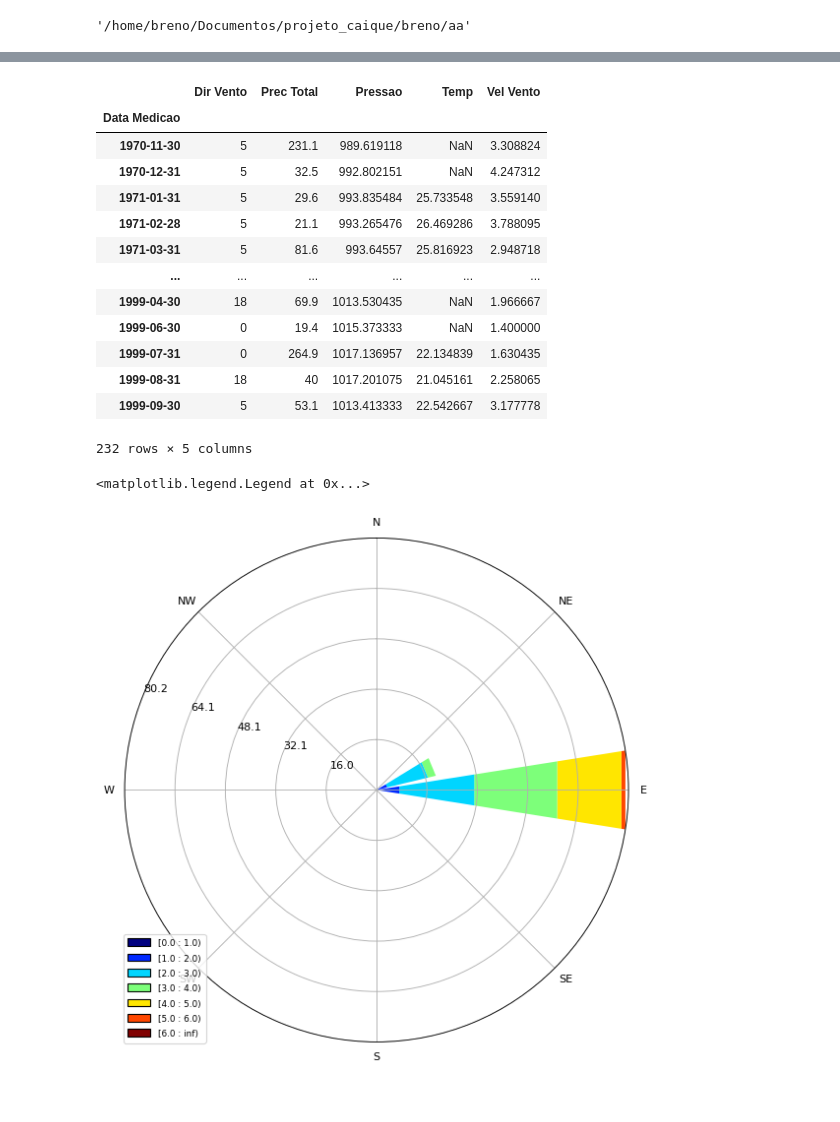
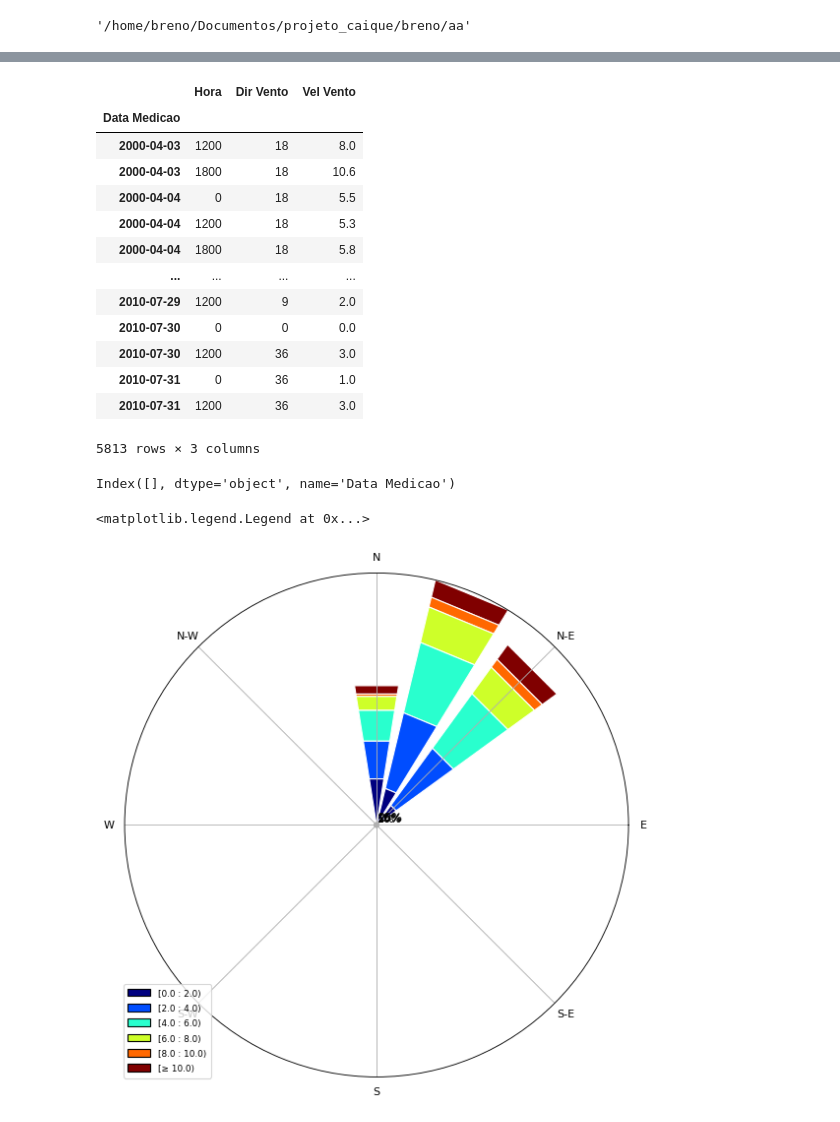
Before and after one commit to BrenoSCabral/projeto_caique, a Jupyter notebook: projeto_caique.ipynb, the cells around one changed output, grey strips where cells are left out. Saved outputs shown, nothing was run; the diff lists cells and outputs as text; code cells hidden in the pictures.

Commit message:
finishing the script and adding images

```diff
--- a/projeto_caique.ipynb
+++ b/projeto_caique.ipynb
@@ -125,6 +257,6 @@ breno_caminho
 
 # precisei deletar no arquivo tb a parte que ele diz qual a estacao etc
 
-dados06 = pd.read_csv(breno_caminho + '/1969.csv', sep=',')
+dados06 = pd.read_csv(breno_caminho[:-2] + 'bb' + '/vit.csv', sep=',')
 dados06[9:520]
 # %% [output]
@@ -144,12 +276,11 @@ dados06[9:520]
 # %%
 header = [
     'Data Medicao',
+    'Hora',
     'Dir Vento',
-    'Prec Total',
-    'Pressao',
-    'Temp',
     'Vel Vento',
-    '-','-','-','-','-'
+    '-',
+    '-',
 ]
 # %%
 dados_tratado = dados06[10:] # so a partir daqui eu tenho dado -> ir no chutometro
@@ -185,20 +327,24 @@ dados_vel['Dir Vento'] = pd.to_numeric(dados_vel['Dir Vento'])
 # %%
-dados_vel
+dados_vel[31000:]
 # %% [output]
-|  | Dir Vento | Prec Total | Pressao | Temp | Vel Vento |
-| Data Medicao |  |  |  |  |  |
-| 1970-11-30 | 5 | 231.1 | 989.619118 | NaN | 3.308824 |
-| 1970-12-31 | 5 | 32.5 | 992.802151 | NaN | 4.247312 |
-| 1971-01-31 | 5 | 29.6 | 993.835484 | 25.733548 | 3.559140 |
-| 1971-02-28 | 5 | 21.1 | 993.265476 | 26.469286 | 3.788095 |
-| 1971-03-31 | 5 | 81.6 | 993.64557 | 25.816923 | 2.948718 |
-| ... | ... | ... | ... | ... | ... |
-| 1999-04-30 | 18 | 69.9 | 1013.530435 | NaN | 1.966667 |
-| 1999-06-30 | 0 | 19.4 | 1015.373333 | NaN | 1.400000 |
-| 1999-07-31 | 0 | 264.9 | 1017.136957 | 22.134839 | 1.630435 |
-| 1999-08-31 | 18 | 40 | 1017.201075 | 21.045161 | 2.258065 |
-| 1999-09-30 | 5 | 53.1 | 1013.413333 | 22.542667 | 3.177778 |
+|  | Hora | Dir Vento | Vel Vento |
+| Data Medicao |  |  |  |
+| 2000-04-03 | 1200 | 18 | 8.0 |
+| 2000-04-03 | 1800 | 18 | 10.6 |
+| 2000-04-04 | 0 | 18 | 5.5 |
+| 2000-04-04 | 1200 | 18 | 5.3 |
+| 2000-04-04 | 1800 | 18 | 5.8 |
+| ... | ... | ... | ... |
+| 2010-07-29 | 1200 | 9 | 2.0 |
+| 2010-07-30 | 0 | 0 | 0.0 |
+| 2010-07-30 | 1200 | 36 | 3.0 |
+| 2010-07-31 | 0 | 36 | 1.0 |
+| 2010-07-31 | 1200 | 36 | 3.0 |
-232 rows × 5 columns
+5813 rows × 3 columns
+# %%
+dados_vel.index
+# %% [output]
+Index([], dtype='object', name='Data Medicao')
 # %%
 # fazer logica de somar 180 e chegar no norte, o problema vai ser pra inverter de horario p antihorario...
 # 30 em horario equivale a 360 - 30 em AH
@@ -217,27 +363,27 @@ def vento_inverso(dire):
 # %%
-from windrose import WindroseAxes
+from windrose_mod_italo import WindroseAxes
 from matplotlib import pyplot as plt
 import matplotlib.cm as cm
 import numpy as np
 
 # Create wind speed and direction variables
 
-ws = dados_vel['Vel Vento']
-wd = dados_vel['Dir Vento']
-wd = [vento_inverso(i) for i in wd] # fazendo operacao matematica pra deixar o vento no lugar "certo"
+ws = dados_vel['Vel Vento'][31000:]
+wd = dados_vel['Dir Vento'][31000:]
+# wd = [vento_inverso(i) for i in wd] # fazendo operacao matematica pra deixar o vento no lugar "certo"
 # wd = [i*(-1) for i in wd]
 
 ax = WindroseAxes.from_ax()
 
-ax.set_xticklabels(['N', 'NW',  'W', 'SW', 'S', 'SE','E', 'NE'])#se meter essa, o 0 fica sendo leste->gira horario
-ax.set_theta_zero_location('N')
+# ax.set_xticklabels(['N', 'NW',  'W', 'SW', 'S', 'SE','E', 'NE'])#se meter essa, o 0 fica sendo leste->gira horario
+# ax.set_theta_zero_location('N')
 
 
 #ws = [1,1]
 #wd = [90,90] # 0 eh norte; ele gira no sentido horario -> 90 eh leste
 
-ax.bar(wd, ws, bins=np.arange(0, 6.3, 1), normed = True) # tava usando ax.box, mas da no msm
+ax.bar(wd, ws, bins=np.arange(0, 12, 2), opening=0.8, edgecolor='white') # tava usando ax.box, mas da no msm
 ax.set_legend()
 # %% [output]
 <matplotlib.legend.Legend at 0x...>
-[figure, old version]
+[figure, new version]
```
Also changed, not shown: parts of 17 cells of this notebook, 14 other files.
